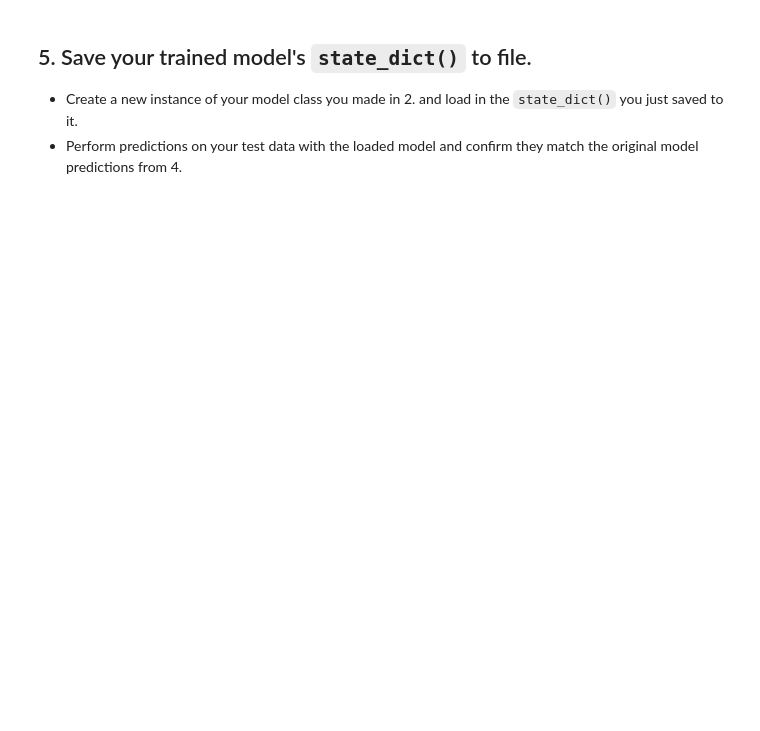
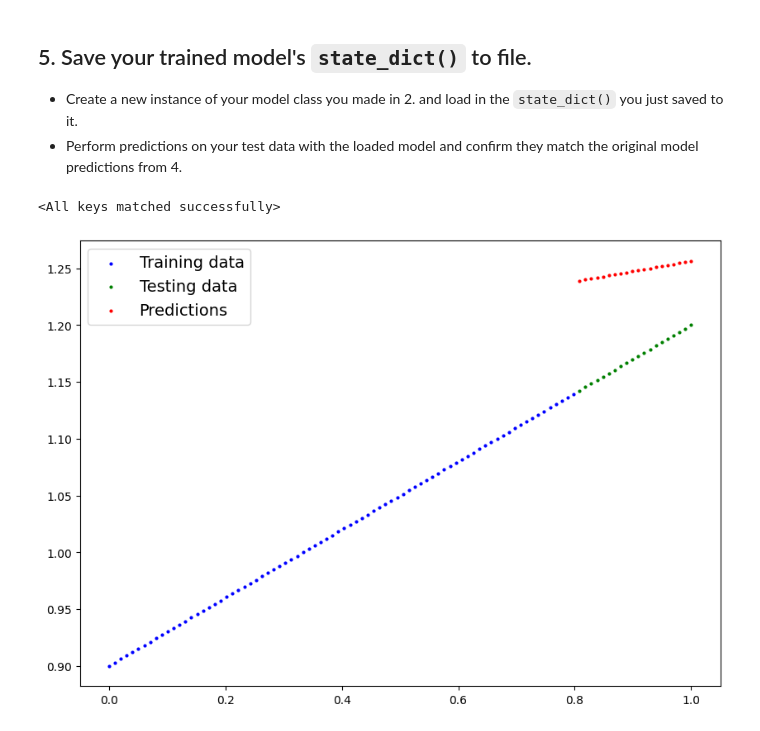
Before and after one commit to jeannieshe/ml-intuition, a Jupyter notebook: learn-pytorch/01_pytorch_workflow_exercises.ipynb, the cells around one changed output. Drawn from its saved outputs; the diff is of its cells as text; code cells hidden in the pictures; blank space fills up the shorter version.

```diff
--- a/learn-pytorch/01_pytorch_workflow_exercises.ipynb
+++ b/learn-pytorch/01_pytorch_workflow_exercises.ipynb
@@ -196,12 +225,32 @@ for epoch in range(epochs):
 from pathlib import Path
 
 # 1. Create models directory
-
+MODEL_PATH = Path("models")
+MODEL_PATH.mkdir(parents=True, exist_ok=True)
 
 # 2. Create model save path
+MODEL_NAME = "01_pytorch_workflow_ex_model_0.pth"
+MODEL_SAVE_PATH = MODEL_PATH / MODEL_NAME
 
 # 3. Save the model state dict
+torch.save(
+    obj=model_0.state_dict(),
+    f=MODEL_SAVE_PATH
+)
 # %%
 # Create new instance of model and load saved state dict (make sure to put it on the target device)
+model_1 = LinearRegModel()
+
+model_1.load_state_dict(torch.load(MODEL_SAVE_PATH))
+# %% [output]
+<All keys matched successfully>
 # %%
 # Make predictions with loaded model and compare them to the previous
+model_1.to(device)
+
+with torch.inference_mode():
+    y_hat_test_m1 = model_1(y_test)
+
+plot_predictions(predictions=y_hat_test_m1.cpu())
+# %% [output]
+[figure, added]
```
Also changed, not shown: parts of 6 cells of this notebook, 6 other files.
